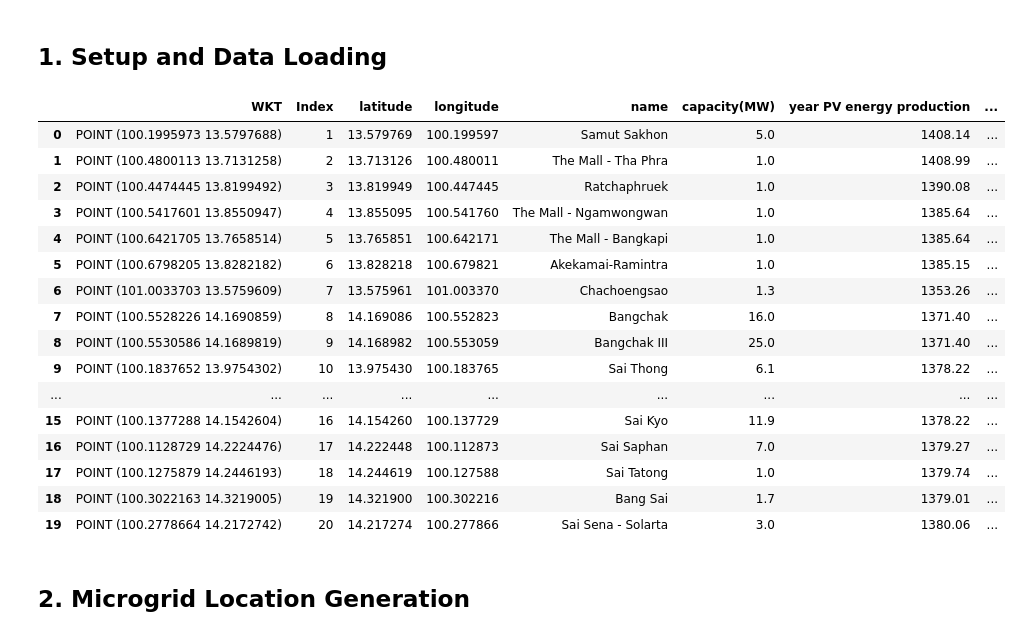
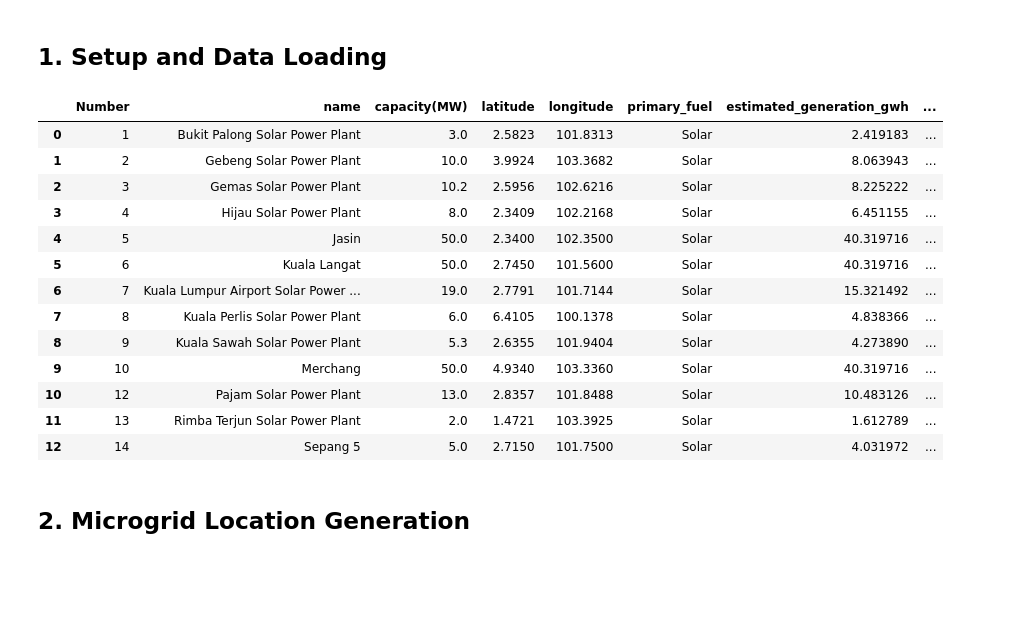
Before and after one commit to TreeratKJ/QRenew, a Jupyter notebook: notebooks/optimal_microgrid.ipynb, the cells around one changed output. Saved outputs shown, nothing was run; the diff lists cells and outputs as text; code cells hidden in the pictures; blank space fills up the shorter version.

```diff
--- a/notebooks/optimal_microgrid.ipynb
+++ b/notebooks/optimal_microgrid.ipynb
@@ -14,35 +14,32 @@ This notebook demonstrates how to solve the microgrid location optimization prob
 # %%
 # Required Libraries
 import os
 import sys
 from pathlib import Path
 path = str(Path(os.getcwd()))
 import numpy as np
 import matplotlib.pyplot as plt
 import pandas as pd
 from geopy.distance import geodesic
 import networkx as nx
 
 # Load the dataset
-df = pd.read_csv(path+'/SolarPowerPlants_TH.csv', delimiter=',', skiprows=1)
+df = pd.read_csv(path+'/Peninsula_pp.csv', delimiter=',', skiprows=0)
 df
 # %% [output]
-|  | WKT | Index | latitude | longitude | name | capacity(MW) | year PV energy production | ... |
-| 0 | POINT (100.1995973 13.5797688) | 1 | 13.579769 | 100.199597 | Samut Sakhon | 5.0 | 1408.14 | ... |
-| 1 | POINT (100.4800113 13.7131258) | 2 | 13.713126 | 100.480011 | The Mall - Tha Phra | 1.0 | 1408.99 | ... |
-| 2 | POINT (100.4474445 13.8199492) | 3 | 13.819949 | 100.447445 | Ratchaphruek | 1.0 | 1390.08 | ... |
-| 3 | POINT (100.5417601 13.8550947) | 4 | 13.855095 | 100.541760 | The Mall - Ngamwongwan | 1.0 | 1385.64 | ... |
-| 4 | POINT (100.6421705 13.7658514) | 5 | 13.765851 | 100.642171 | The Mall - Bangkapi | 1.0 | 1385.64 | ... |
-| 5 | POINT (100.6798205 13.8282182) | 6 | 13.828218 | 100.679821 | Akekamai-Ramintra | 1.0 | 1385.15 | ... |
-| 6 | POINT (101.0033703 13.5759609) | 7 | 13.575961 | 101.003370 | Chachoengsao | 1.3 | 1353.26 | ... |
-| 7 | POINT (100.5528226 14.1690859) | 8 | 14.169086 | 100.552823 | Bangchak | 16.0 | 1371.40 | ... |
-| 8 | POINT (100.5530586 14.1689819) | 9 | 14.168982 | 100.553059 | Bangchak III | 25.0 | 1371.40 | ... |
-| 9 | POINT (100.1837652 13.9754302) | 10 | 13.975430 | 100.183765 | Sai Thong | 6.1 | 1378.22 | ... |
-| ... | ... | ... | ... | ... | ... | ... | ... | ... |
-| 15 | POINT (100.1377288 14.1542604) | 16 | 14.154260 | 100.137729 | Sai Kyo | 11.9 | 1378.22 | ... |
-| 16 | POINT (100.1128729 14.2224476) | 17 | 14.222448 | 100.112873 | Sai Saphan | 7.0 | 1379.27 | ... |
-| 17 | POINT (100.1275879 14.2446193) | 18 | 14.244619 | 100.127588 | Sai Tatong | 1.0 | 1379.74 | ... |
-| 18 | POINT (100.3022163 14.3219005) | 19 | 14.321900 | 100.302216 | Bang Sai | 1.7 | 1379.01 | ... |
-| 19 | POINT (100.2778664 14.2172742) | 20 | 14.217274 | 100.277866 | Sai Sena - Solarta | 3.0 | 1380.06 | ... |
+|  | Number | name | capacity(MW) | latitude | longitude | primary_fuel | estimated_generation_gwh | ... |
+| 0 | 1 | Bukit Palong Solar Power Plant | 3.0 | 2.5823 | 101.8313 | Solar | 2.419183 | ... |
+| 1 | 2 | Gebeng Solar Power Plant | 10.0 | 3.9924 | 103.3682 | Solar | 8.063943 | ... |
+| 2 | 3 | Gemas Solar Power Plant | 10.2 | 2.5956 | 102.6216 | Solar | 8.225222 | ... |
+| 3 | 4 | Hijau Solar Power Plant | 8.0 | 2.3409 | 102.2168 | Solar | 6.451155 | ... |
+| 4 | 5 | Jasin | 50.0 | 2.3400 | 102.3500 | Solar | 40.319716 | ... |
+| 5 | 6 | Kuala Langat | 50.0 | 2.7450 | 101.5600 | Solar | 40.319716 | ... |
+| 6 | 7 | Kuala Lumpur Airport Solar Power ... | 19.0 | 2.7791 | 101.7144 | Solar | 15.321492 | ... |
+| 7 | 8 | Kuala Perlis Solar Power Plant | 6.0 | 6.4105 | 100.1378 | Solar | 4.838366 | ... |
+| 8 | 9 | Kuala Sawah Solar Power Plant | 5.3 | 2.6355 | 101.9404 | Solar | 4.273890 | ... |
+| 9 | 10 | Merchang | 50.0 | 4.9340 | 103.3360 | Solar | 40.319716 | ... |
+| 10 | 12 | Pajam Solar Power Plant | 13.0 | 2.8357 | 101.8488 | Solar | 10.483126 | ... |
+| 11 | 13 | Rimba Terjun Solar Power Plant | 2.0 | 1.4721 | 103.3925 | Solar | 1.612789 | ... |
+| 12 | 14 | Sepang 5 | 5.0 | 2.7150 | 101.7500 | Solar | 4.031972 | ... |
 # %%
 # Extract relevant columns
```
Also changed, not shown: parts of 9 cells of this notebook, 39 other files.
